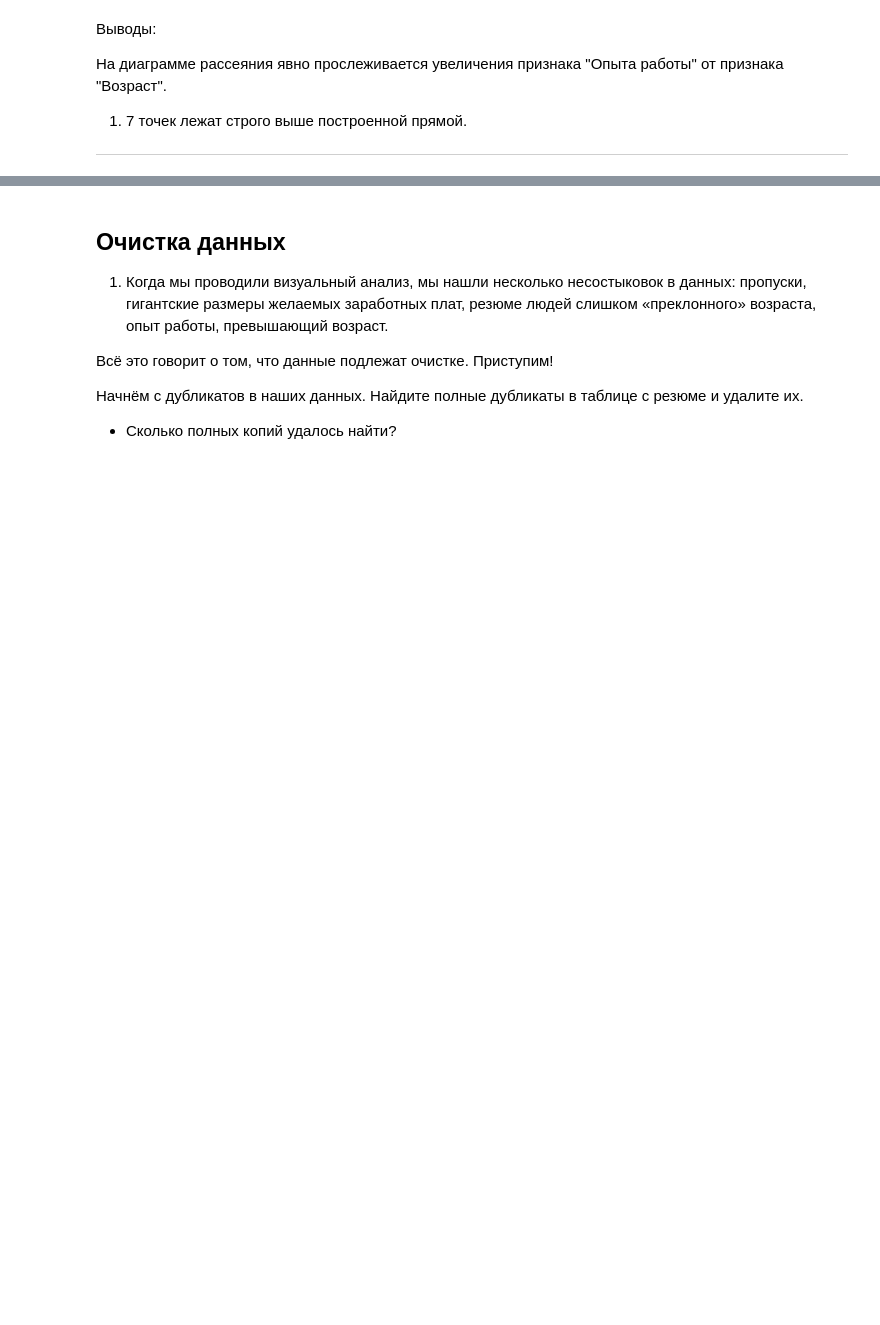
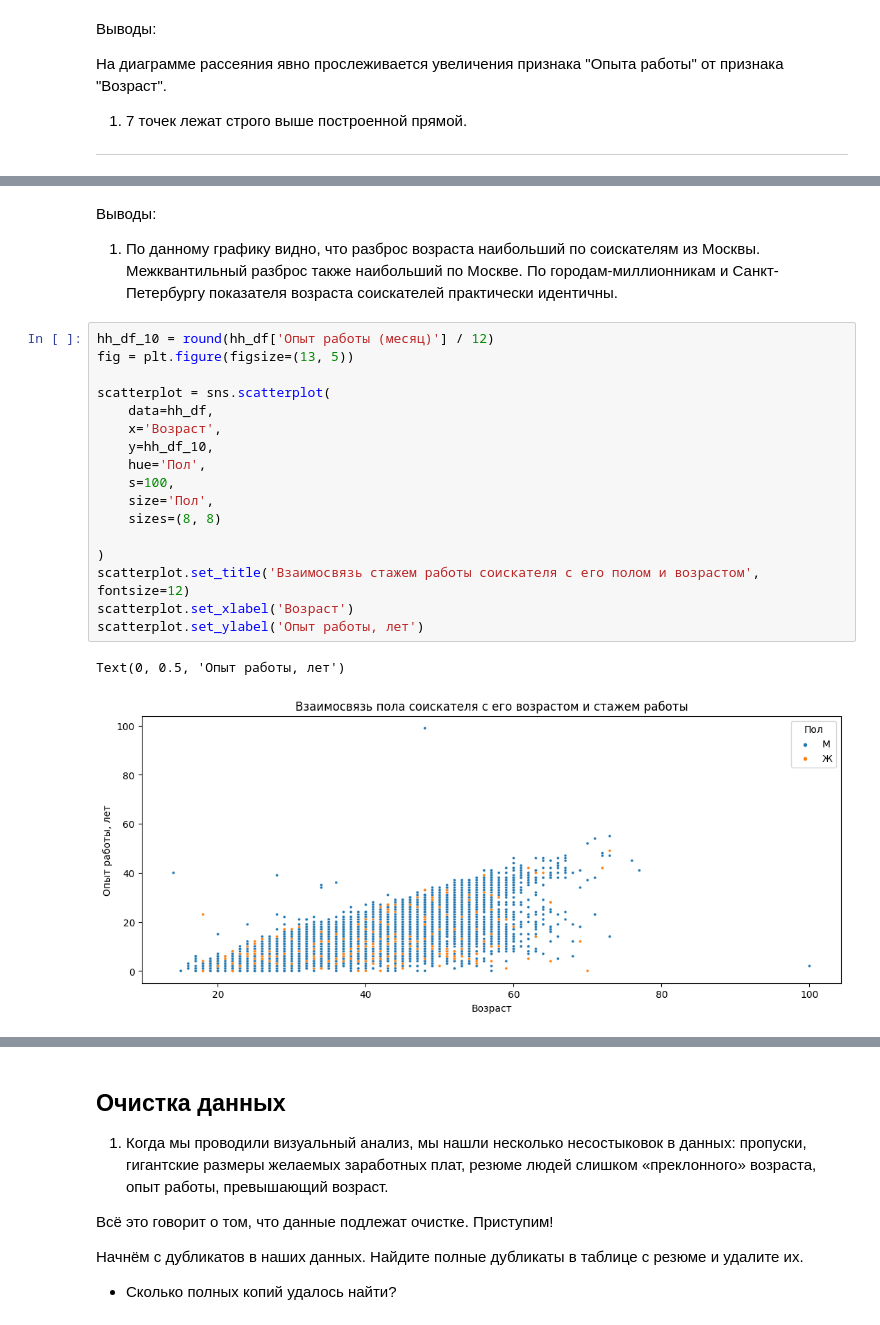
Before and after one commit to Tatiana-Davydova/sf_data_science, a Jupyter notebook: Skillfactory/PROJECT_1/hh_review.ipynb, the cells around one changed output, grey strips where cells are left out. Drawn from its saved outputs; the diff is of its cells as text; blank space fills up the shorter version.

```diff
--- a/Skillfactory/PROJECT_1/hh_review.ipynb
+++ b/Skillfactory/PROJECT_1/hh_review.ipynb
@@ -920,0 +945,23 @@ ___
+# %% [markdown]
+Выводы:
+1. По данному графику видно, что разброс возраста наибольший по соискателям из Москвы. Межквантильный разброс также наибольший по Москве. По городам-миллионникам и Санкт-Петербургу показателя возраста соискателей практически идентичны.
+# %%
+hh_df_10 = round(hh_df['Опыт работы (месяц)'] / 12)
+fig = plt.figure(figsize=(13, 5))
+
+scatterplot = sns.scatterplot(
+    data=hh_df,
+    x='Возраст',
+    y=hh_df_10,
+    hue='Пол',
+    s=100,
+    size='Пол',
+    sizes=(8, 8)
+
+)
+scatterplot.set_title('Взаимосвязь стажем работы соискателя с его полом и возрастом', fontsize=12)
+scatterplot.set_xlabel('Возраст')
+scatterplot.set_ylabel('Опыт работы, лет')
+# %% [output]
+Text(0, 0.5, 'Опыт работы, лет')
+[figure, added]
```
Also changed, not shown: parts of 11 cells of this notebook.
